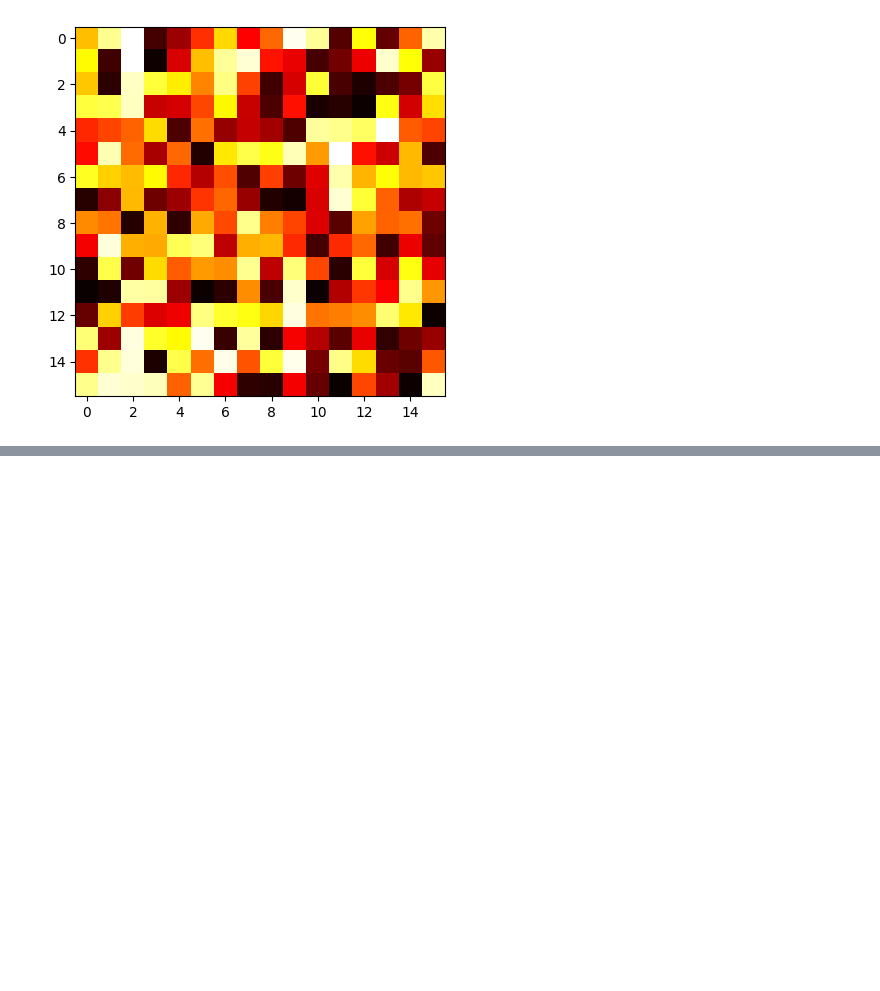
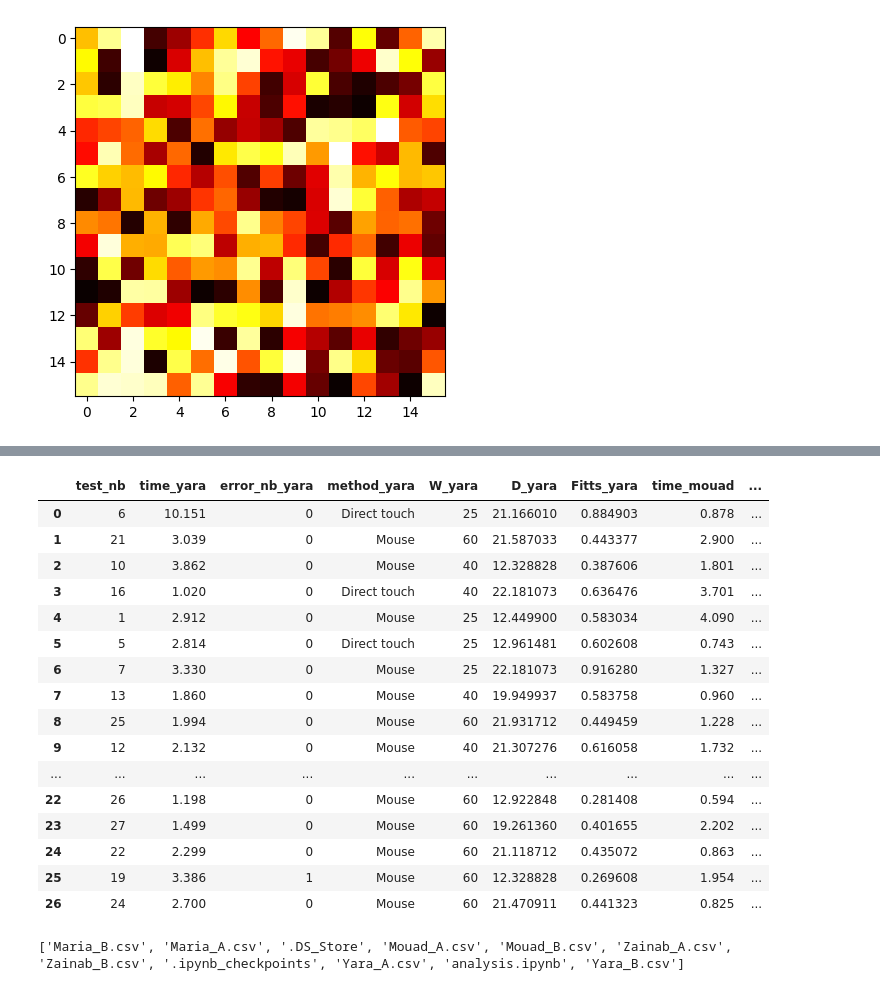
Before and after one commit to hayach2/HCI_TrackPad, a Jupyter notebook: src/dependencies/user_experience/analysis.ipynb, the cells around one changed output, grey strips where cells are left out. Saved outputs shown, nothing was run; the diff lists cells and outputs as text; code cells hidden in the pictures; blank space fills up the shorter version.

```diff
--- a/src/dependencies/user_experience/analysis.ipynb
+++ b/src/dependencies/user_experience/analysis.ipynb
@@ -33,0 +23,36 @@ Note: you may need to restart the kernel to use updated packages.
+# %%
+yara = pd.read_csv("Yara_A.csv")
+mouad = pd.read_csv("Mouad_A.csv")
+
+# start loop
+
+
+pd.merge(yara, mouad, on="test_nb", how="left", suffixes=("_yara", "_mouad")).drop_duplicates()
+# %% [output]
+|  | test_nb | time_yara | error_nb_yara | method_yara | W_yara | D_yara | Fitts_yara | time_mouad | ... |
+| 0 | 6 | 10.151 | 0 | Direct touch | 25 | 21.166010 | 0.884903 | 0.878 | ... |
+| 1 | 21 | 3.039 | 0 | Mouse | 60 | 21.587033 | 0.443377 | 2.900 | ... |
+| 2 | 10 | 3.862 | 0 | Mouse | 40 | 12.328828 | 0.387606 | 1.801 | ... |
+| 3 | 16 | 1.020 | 0 | Direct touch | 40 | 22.181073 | 0.636476 | 3.701 | ... |
+| 4 | 1 | 2.912 | 0 | Mouse | 25 | 12.449900 | 0.583034 | 4.090 | ... |
+| 5 | 5 | 2.814 | 0 | Direct touch | 25 | 12.961481 | 0.602608 | 0.743 | ... |
+| 6 | 7 | 3.330 | 0 | Mouse | 25 | 22.181073 | 0.916280 | 1.327 | ... |
+| 7 | 13 | 1.860 | 0 | Mouse | 40 | 19.949937 | 0.583758 | 0.960 | ... |
+| 8 | 25 | 1.994 | 0 | Mouse | 60 | 21.931712 | 0.449459 | 1.228 | ... |
+| 9 | 12 | 2.132 | 0 | Mouse | 40 | 21.307276 | 0.616058 | 1.732 | ... |
+| ... | ... | ... | ... | ... | ... | ... | ... | ... | ... |
+| 22 | 26 | 1.198 | 0 | Mouse | 60 | 12.922848 | 0.281408 | 0.594 | ... |
+| 23 | 27 | 1.499 | 0 | Mouse | 60 | 19.261360 | 0.401655 | 2.202 | ... |
+| 24 | 22 | 2.299 | 0 | Mouse | 60 | 21.118712 | 0.435072 | 0.863 | ... |
+| 25 | 19 | 3.386 | 1 | Mouse | 60 | 12.328828 | 0.269608 | 1.954 | ... |
+| 26 | 24 | 2.700 | 0 | Mouse | 60 | 21.470911 | 0.441323 | 0.825 | ... |
+# %%
+import os
+
+
+dir_list = os.listdir()
+
+# print the list
+print(dir_list)
+# %% [output]
+['Maria_B.csv', 'Maria_A.csv', '.DS_Store', 'Mouad_A.csv', 'Mouad_B.csv', 'Zainab_A.csv', 'Zainab_B.csv', '.ipynb_checkpoints', 'Yara_A.csv', 'analysis.ipynb', 'Yara_B.csv']
```
Also changed, not shown: parts of 4 cells of this notebook, 3 other files.
